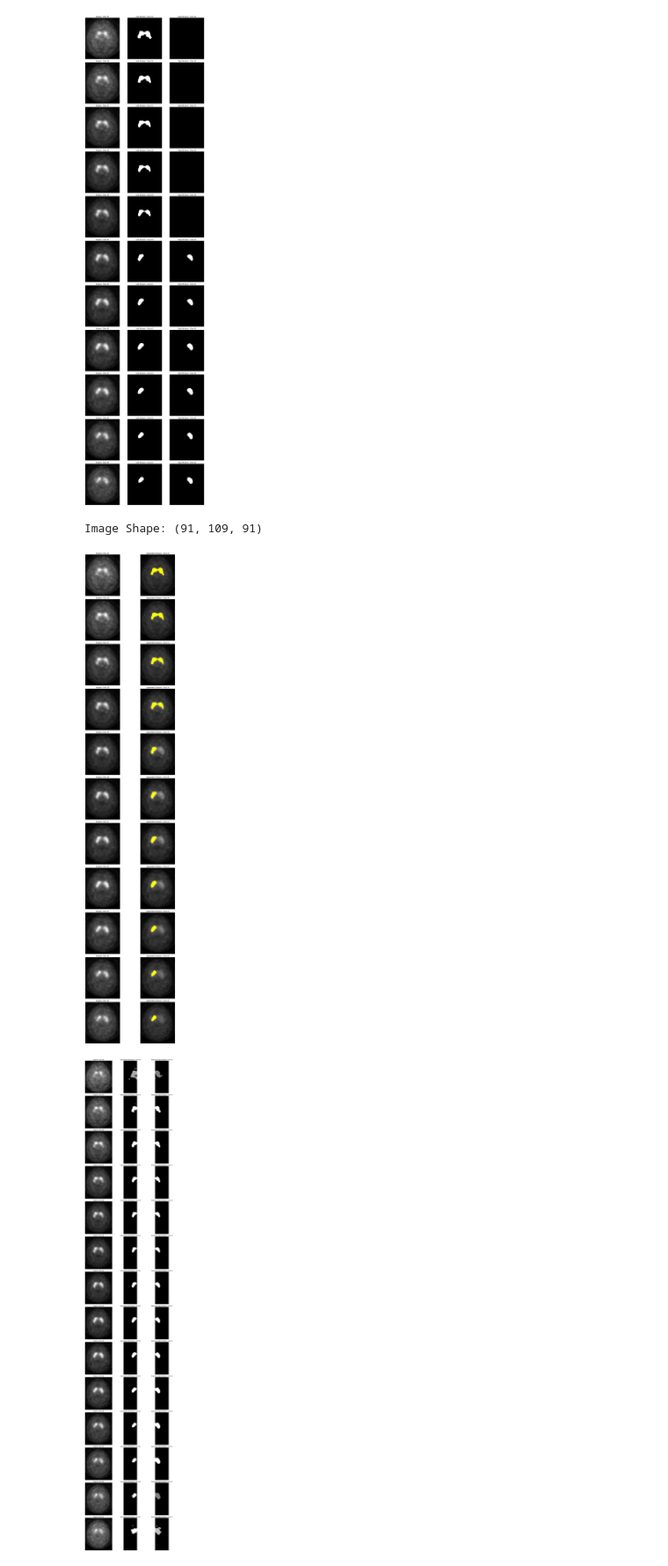
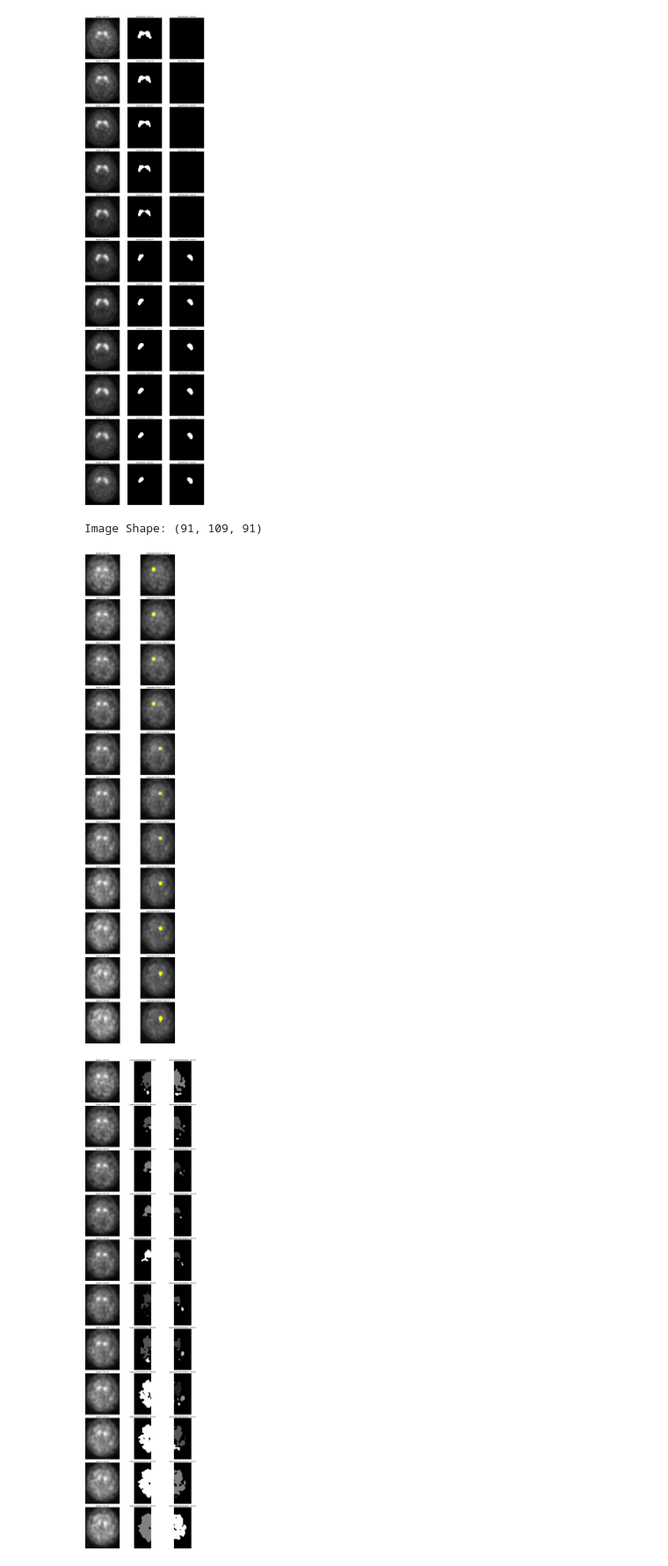
Before and after one commit to iammahbubalam/PPMI_Research_on_Parkinsons, a Jupyter notebook: src/mahbub/segment.ipynb, the cells around one changed output. Shown at 88% size. Drawn from its saved outputs; the diff is of its cells as text; code cells hidden in the pictures.

Commit message:
segmentation using pixel by pixel mapping added

```diff
--- a/src/mahbub/segment.ipynb
+++ b/src/mahbub/segment.ipynb
@@ -80,7 +80,7 @@ import pydicom
 from skimage import measure, color
 
 # Load DICOM data
-dicom_dir = "B:/Sami Sir Research/Data set/DAT_PRE-P_S-ID(4100-4478)/PPMI/4100/Reconstructed_DaTSCAN/2012-11-13_13_33_30.0/I360623"
+dicom_dir = "B:/Sami Sir Research/Data set/pd/PPMI/140258/Reconstructed_DaTSCAN/2022-08-04_14_50_16.0/I1615951"
 dicom_files = sorted([os.path.join(dicom_dir, file) for file in os.listdir(dicom_dir) if file.endswith('.dcm')])
 
 try:
@@ -97,7 +97,7 @@ except Exception as e:
 print("Image Shape:", preprocessed_image_data.shape)
 
 # Parameters
-threshold_value = 0.5678  # Threshold for segmentation, adjust as needed
+threshold_value = 0.7678  # Threshold for segmentation, adjust as needed
 
 # Segmentation for coronal slices
 coronal_slices_to_visualize = [35,36,37,38,39, 40, 41, 42, 43, 44,45]
@@ -145,7 +145,7 @@ plt.tight_layout()
 plt.show()
 # %% [output]
 Image Shape: (91, 109, 91)
-[figure, old version]
+[figure, new version]
 # %%
 import os
 import numpy as np
@@ -154,7 +154,7 @@ import pydicom
 from skimage import measure
 
 # Load DICOM data
-dicom_dir = "B:/Sami Sir Research/Data set/DAT_PRE-P_S-ID(4100-4478)/PPMI/4100/Reconstructed_DaTSCAN/2012-11-13_13_33_30.0/I360623"
+dicom_dir = "B:/Sami Sir Research/Data set/pd/PPMI/140258/Reconstructed_DaTSCAN/2022-08-04_14_50_16.0/I1615951"
 dicom_files = sorted([os.path.join(dicom_dir, file) for file in os.listdir(dicom_dir) if file.endswith('.dcm')])
 
 try:
@@ -189,34 +189,34 @@ for i, slice_index in enumerate(coronal_slices_to_visualize):
     # Find the left and right sides of the brain
     left_half = coronal_slice[:, :coronal_slice.shape[1]//2]
     right_half = coronal_slice[:, coronal_slice.shape[1]//2:]
 
     # Thresholding to obtain the brightest region in the left half
     left_binary_image = left_half > np.max(left_half) * threshold_value
     left_labeled_image, left_num_labels = measure.label(left_binary_image, connectivity=2, return_num=True)
 
     # Thresholding to obtain the brightest region in the right half
     right_binary_image = right_half > np.max(right_half) * threshold_value
     right_labeled_image, right_num_labels = measure.label(right_binary_image, connectivity=2, return_num=True)
 
     # Original image
     axes[i, 0].imshow(coronal_slice, cmap='gray')
     axes[i, 0].set_title(f'Original - Slice {slice_index}')
     axes[i, 0].axis('off')
 
     # Segmented left striatum
     axes[i, 1].imshow(left_labeled_image, cmap='gray')
     axes[i, 1].set_title(f'Segmented Left Striatum - Slice {slice_index}')
     axes[i, 1].axis('off')
 
     # Segmented right striatum
     axes[i, 2].imshow(right_labeled_image, cmap='gray')
     axes[i, 2].set_title(f'Segmented Right Striatum - Slice {slice_index}')
     axes[i, 2].axis('off')
 
 plt.tight_layout()
 plt.show()
 # %% [output]
-[figure, old version]
+[figure, new version]
 # %%
 import os
 import numpy as np
```
Also changed, not shown: parts of 1 cell of this notebook, 3 other files.
